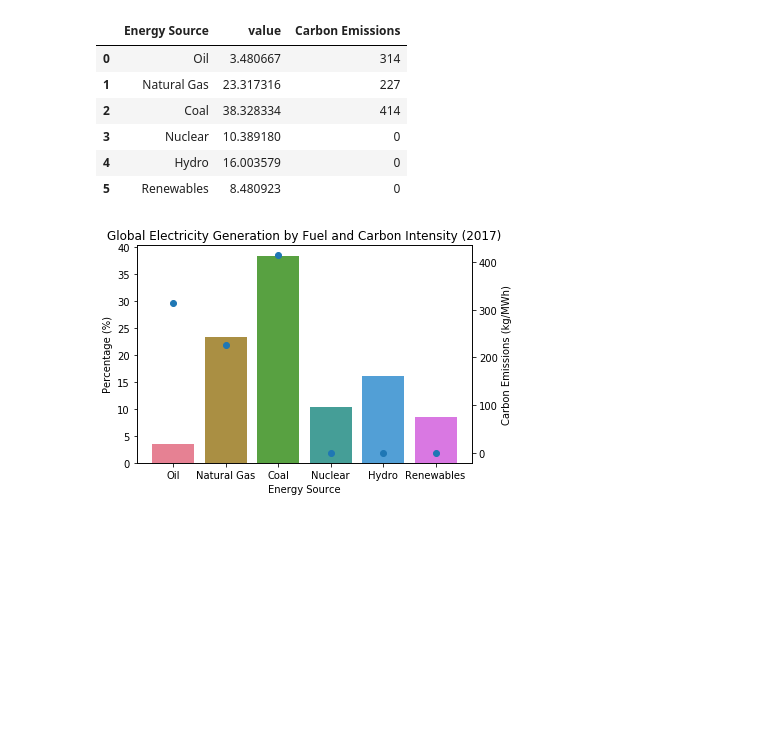
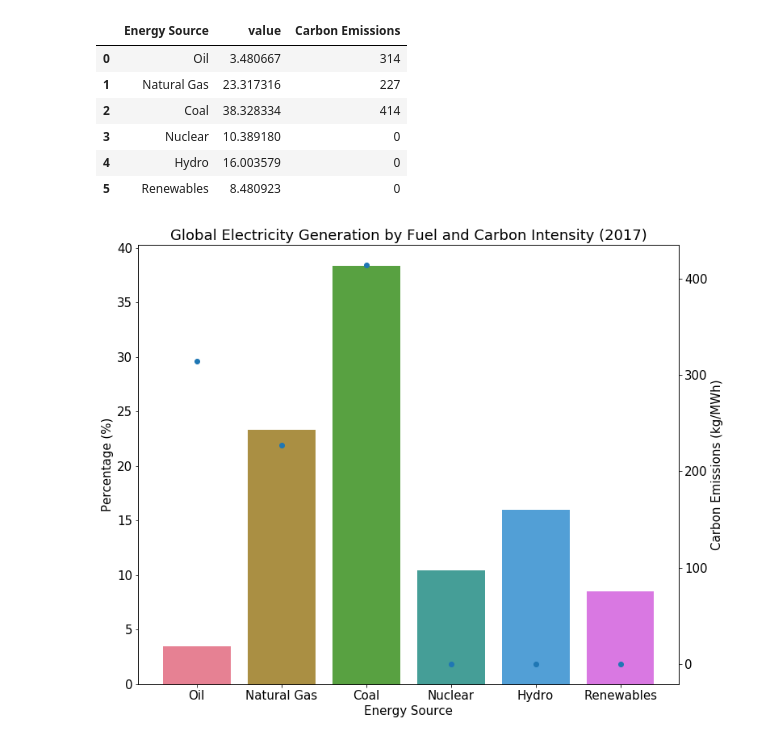
Before and after one commit to alexanderkell/elecsim-paper, a Jupyter notebook: visualisation/jupyter/power_plant_cost_table/global_electricity_generation.ipynb, the cells around one changed output. Drawn from its saved outputs; the diff is of its cells as text; code cells hidden in the pictures; blank space fills up the shorter version.

Commit message:
Use of higher resolution image

```diff
--- a/visualisation/jupyter/power_plant_cost_table/global_electricity_generation.ipynb
+++ b/visualisation/jupyter/power_plant_cost_table/global_electricity_generation.ipynb
@@ -43,11 +43,14 @@ energy_usage_long = energy_usage_long.rename(columns={"value":"Percentage (%)"})
 # %%
 
 pal = sns.color_palette("husl")
 sns.barplot(x='Energy Source', y='Percentage (%)', data=energy_usage_long, palette=pal)
 ax2 = plt.twinx()
 plt.scatter(data=energy_usage_long, x='Energy Source', y= 'Carbon Emissions')
 plt.title("Global Electricity Generation by Fuel and Carbon Intensity (2017)")
 plt.ylabel("Carbon Emissions (kg/MWh)")
+plt.rcParams['figure.figsize'] = 12, 10
+
+plt.rcParams.update({'font.size': 15})
 plt.savefig('elec_gen_carbon.png')
 # %% [output]
-[figure, old version]
+[figure, new version]
```
Also changed, not shown: 5 other files.
